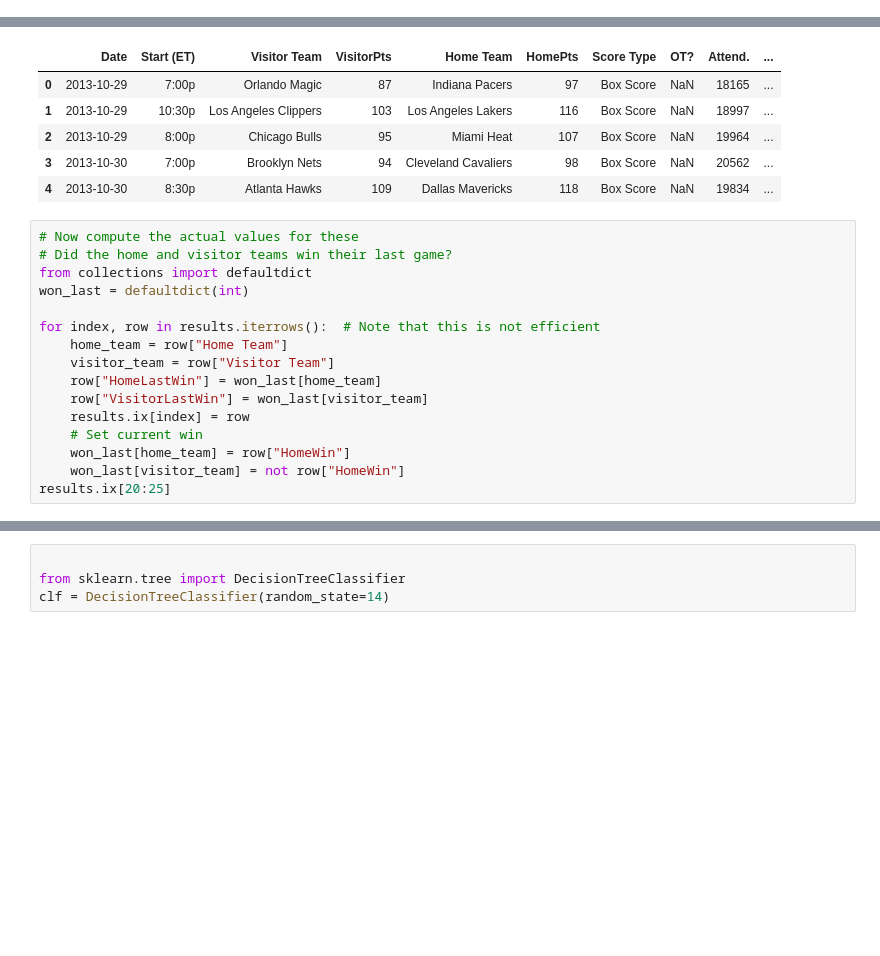
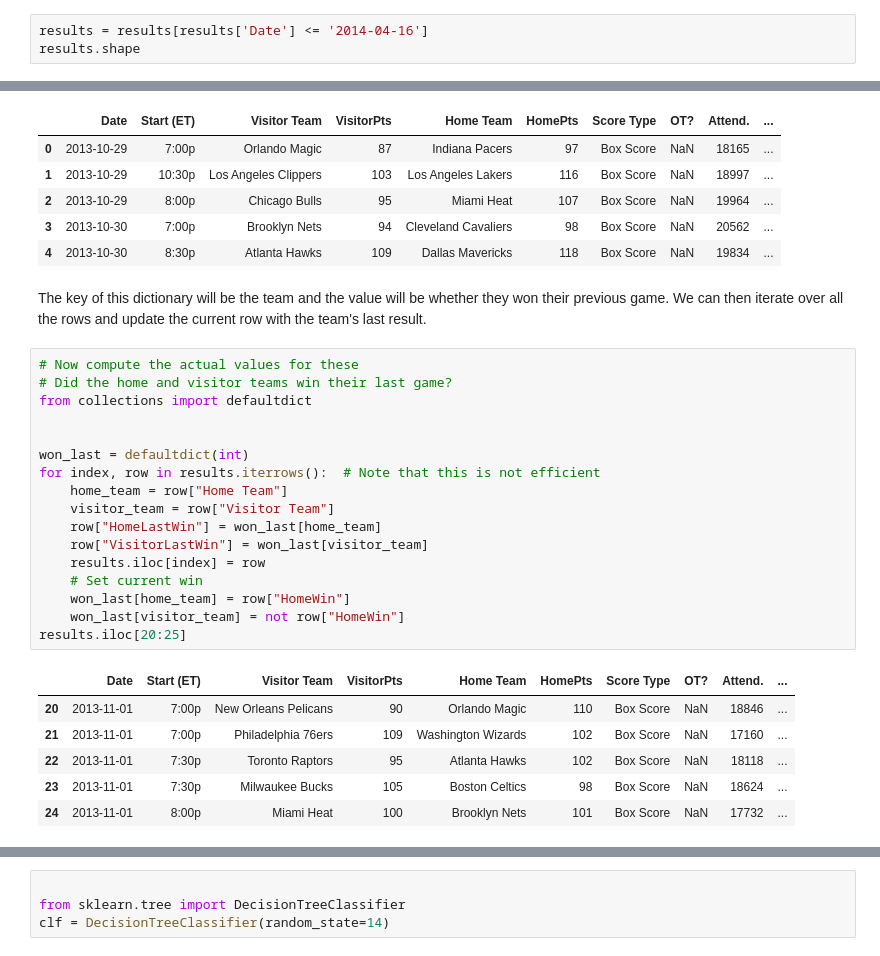
Before and after one commit to beauvilerobed/data-mining-with-python, a Jupyter notebook: 3_PredictingSportsWinnersTrees.ipynb, the cells around one changed output, grey strips where cells are left out. Cells and saved outputs as stored; diff of their text form; blank space fills up the shorter version.

```diff
--- a/3_PredictingSportsWinnersTrees.ipynb
+++ b/3_PredictingSportsWinnersTrees.ipynb
@@ -68,0 +73,3 @@ results.head()
+# %%
+results = results[results['Date'] <= '2014-04-16']
+results.shape
@@ -105,19 +114,29 @@ results.head()
 | 2 | 2013-10-29 | 8:00p | Chicago Bulls | 95 | Miami Heat | 107 | Box Score | NaN | 19964 | ... |
 | 3 | 2013-10-30 | 7:00p | Brooklyn Nets | 94 | Cleveland Cavaliers | 98 | Box Score | NaN | 20562 | ... |
 | 4 | 2013-10-30 | 8:30p | Atlanta Hawks | 109 | Dallas Mavericks | 118 | Box Score | NaN | 19834 | ... |
+# %% [markdown]
+The key of this dictionary will be the team and the value will be whether they won their previous game. We can then iterate over all the rows and update the current row with the team's last result.
 # %%
 # Now compute the actual values for these
 # Did the home and visitor teams win their last game?
 from collections import defaultdict
+
+
 won_last = defaultdict(int)
-
 for index, row in results.iterrows():  # Note that this is not efficient
     home_team = row["Home Team"]
     visitor_team = row["Visitor Team"]
     row["HomeLastWin"] = won_last[home_team]
     row["VisitorLastWin"] = won_last[visitor_team]
-    results.ix[index] = row
+    results.iloc[index] = row
     # Set current win
     won_last[home_team] = row["HomeWin"]
     won_last[visitor_team] = not row["HomeWin"]
-results.ix[20:25]
+results.iloc[20:25]
+# %% [output]
+|  | Date | Start (ET) | Visitor Team | VisitorPts | Home Team | HomePts | Score Type | OT? | Attend. | ... |
+| 20 | 2013-11-01 | 7:00p | New Orleans Pelicans | 90 | Orlando Magic | 110 | Box Score | NaN | 18846 | ... |
+| 21 | 2013-11-01 | 7:00p | Philadelphia 76ers | 109 | Washington Wizards | 102 | Box Score | NaN | 17160 | ... |
+| 22 | 2013-11-01 | 7:30p | Toronto Raptors | 95 | Atlanta Hawks | 102 | Box Score | NaN | 18118 | ... |
+| 23 | 2013-11-01 | 7:30p | Milwaukee Bucks | 105 | Boston Celtics | 98 | Box Score | NaN | 18624 | ... |
+| 24 | 2013-11-01 | 8:00p | Miami Heat | 100 | Brooklyn Nets | 101 | Box Score | NaN | 17732 | ... |
```
Also changed, not shown: parts of 8 cells of this notebook.
